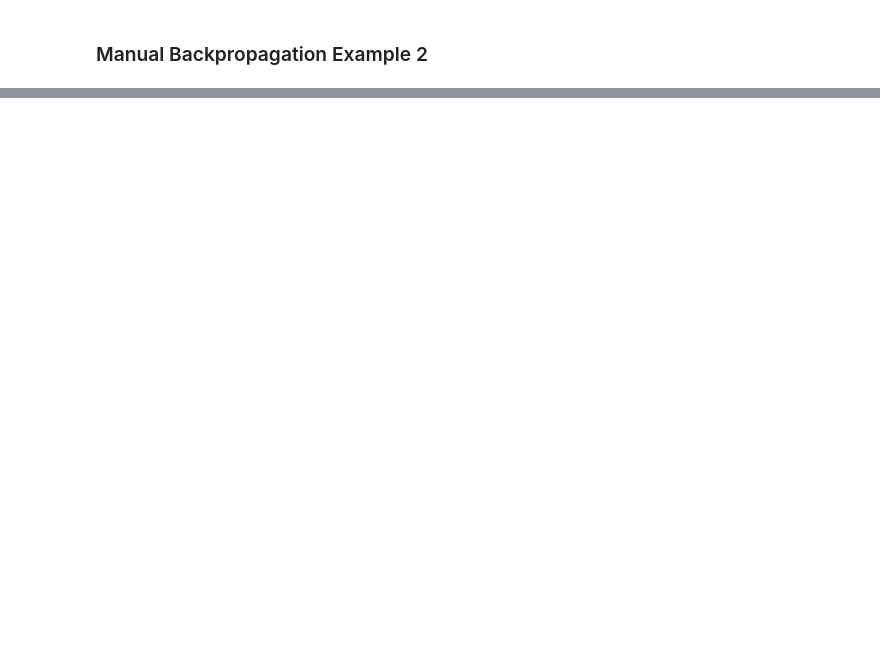
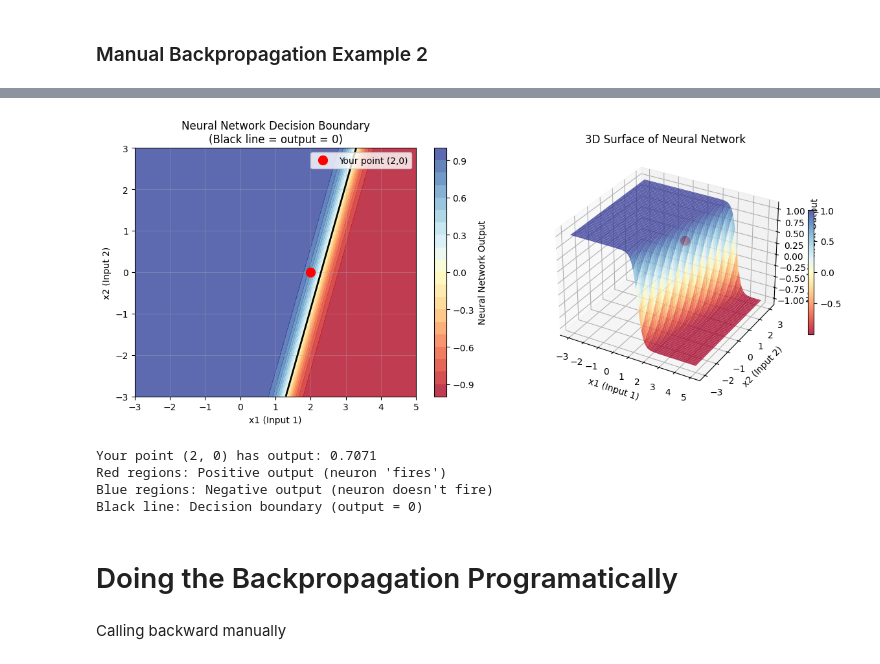
Before and after one commit to IamJamesRooke/karpathy_neural_network, a Jupyter notebook: 01_micrograd_from_scratch.ipynb, the cells around one changed output, grey strips where cells are left out. Cells and saved outputs as stored; diff of their text form; code cells hidden in the pictures; blank space fills up the shorter version.

```diff
--- a/01_micrograd_from_scratch.ipynb
+++ b/01_micrograd_from_scratch.ipynb
@@ -626,0 +658,19 @@ draw_dot(L)
+# %%
+# inputs
+x1 = Value(2.0, label='x1')
+x2 = Value(0.0, label='x2')
+
+# weights
+w1 = Value(-3.0, label='w1')
+w2 = Value(1.0, label='w2')
+
+# bias
+bias = Value(6.8813735870195432, label='bias')
+
+x1w1 = x1*w1; x1w1.label = 'x1•w1'
+x2w2 = x2*w2; x2w2.label = 'x2•w2'
+
+x1w1_times_x2w2 = x1w1 + x2w2; x1w1_times_x2w2.label = 'x1•w1 + x2•w2'
+
+n = x1w1_times_x2w2 + bias; n.label = 'n'
+o = n.tanh(); o.label = 'o'
@@ -626,0 +727,55 @@ draw_dot(L)
+# %%
+# Create a matplotlib visualization of the neural network decision boundary
+import matplotlib.pyplot as plt
+
+# Create a grid of x1, x2 values to evaluate the neural network
+x1_range = np.linspace(-3, 5, 100)
+x2_range = np.linspace(-3, 3, 100)
+X1, X2 = np.meshgrid(x1_range, x2_range)
+
+# Evaluate neural network for each point in the grid
+Z = np.zeros_like(X1)
+for i in range(X1.shape[0]):
+    for j in range(X1.shape[1]):
+        Z[i, j] = neural_network(X1[i, j], X2[i, j])
+
+# Create the plot
+plt.figure(figsize=(12, 5))
+
+# Left subplot: Decision boundary and regions
+plt.subplot(1, 2, 1)
+plt.contourf(X1, X2, Z, levels=20, cmap='RdYlBu', alpha=0.8)
+plt.colorbar(label='Neural Network Output')
+plt.contour(X1, X2, Z, levels=[0], colors='black', linewidths=2)
+plt.plot(2.0, 0.0, 'ro', markersize=10, label='Your point (2,0)')
+plt.xlabel('x1 (Input 1)')
+plt.ylabel('x2 (Input 2)')
+plt.title('Neural Network Decision Boundary\n(Black line = output = 0)')
+plt.legend()
+plt.grid(True, alpha=0.3)
+
+# Right subplot: 3D surface
+ax = plt.subplot(1, 2, 2, projection='3d')
+surf = ax.plot_surface(X1, X2, Z, cmap='RdYlBu', alpha=0.8)
+ax.scatter([2.0], [0.0], [neural_network(2.0, 0.0)], color='red', s=100, label='Your point')
+ax.set_xlabel('x1 (Input 1)')
+ax.set_ylabel('x2 (Input 2)')
+ax.set_zlabel('Neural Network Output')
+ax.set_title('3D Surface of Neural Network')
+plt.colorbar(surf, shrink=0.5)
+
+plt.tight_layout()
+plt.show()
+
+print(f"Your point (2, 0) has output: {neural_network(2.0, 0.0):.4f}")
+print("Red regions: Positive output (neuron 'fires')")
+print("Blue regions: Negative output (neuron doesn't fire)")
+print("Black line: Decision boundary (output = 0)")
+# %% [output]
+[figure, added]
+Your point (2, 0) has output: 0.7071
+Red regions: Positive output (neuron 'fires')
+Blue regions: Negative output (neuron doesn't fire)
+Black line: Decision boundary (output = 0)
+# %% [markdown]
+# Doing the Backpropagation Programatically
@@ -626,0 +849,2 @@ draw_dot(L)
+# %% [markdown]
+Calling backward manually
```
Also changed, not shown: parts of 20 cells of this notebook.
